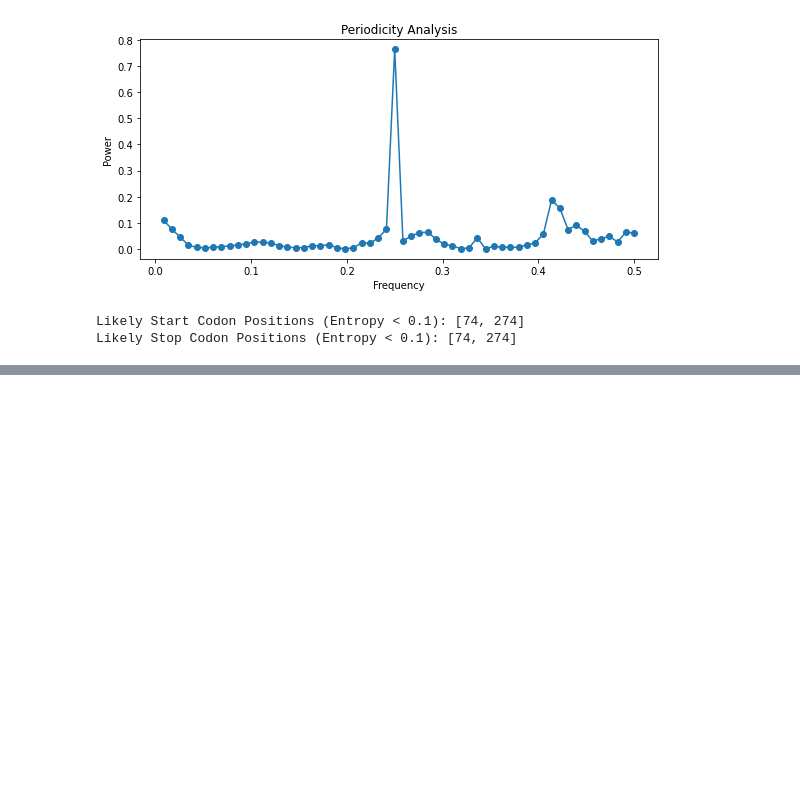
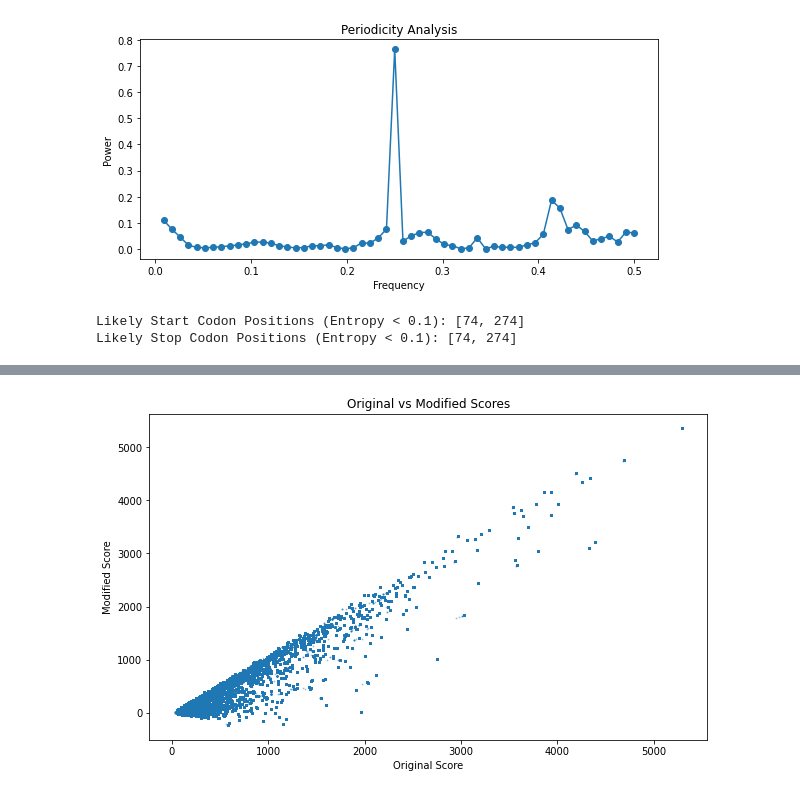
Before and after one commit to brandon-imstepf/JGI_2025, a Jupyter notebook: python/data_graphing.ipynb, the cells around one changed output, grey strips where cells are left out. Cells and saved outputs as stored; diff of their text form; code cells hidden in the pictures; blank space fills up the shorter version.

Commit message:
Updates to callgenes log processing, new python visualizations, etc.

```diff
--- a/python/data_graphing.ipynb
+++ b/python/data_graphing.ipynb
@@ -1312,0 +1160,90 @@ display(top_pc2[['PC2']])
+# %%
+# Read the CSV
+score_directory = "/clusterfs/jgi/scratch/gentech/genome_analysis/brandonimstepf/test_strength1_logged2"
+df = pd.read_csv(f'{score_directory}/scores.csv')
+
+# Basic scatter plot comparing the two scores
+plt.figure(figsize=(10, 6))
+plt.scatter(df['Original_Score'], df['Modified_Score'], alpha=0.3, s=1)
+plt.xlabel('Original Score')
+plt.ylabel('Modified Score')
+plt.title('Original vs Modified Scores')
+plt.show()
+#plt.savefig('scores_comparison.png', dpi=300, bbox_inches='tight')
+
+
+# Or histograms to see distributions
+fig, axes = plt.subplots(1, 2, figsize=(12, 5))
+axes[0].hist(df['Original_Score'], bins=50)
+axes[0].set_title('Original Score Distribution')
+axes[1].hist(df['Modified_Score'], bins=50)
+axes[1].set_title('Modified Score Distribution')
+plt.show()
+#plt.savefig('score_distributions.png', dpi=300, bbox_inches='tight')
+
+
+# 1. Difference plot - see where scores diverge most
+df['Difference'] = df['Original_Score'] - df['Modified_Score']
+plt.figure(figsize=(10, 6))
+plt.scatter(df['Original_Score'], df['Difference'], alpha=0.3, s=1)
+plt.axhline(y=0, color='r', linestyle='--', linewidth=1)
+plt.xlabel('Original Score')
+plt.ylabel('Difference (Original - Modified)')
+plt.yscale('log')
+plt.xscale('log')
+plt.title('Score Differences')
+plt.show()
+#plt.savefig('score_difference.png', dpi=300, bbox_inches='tight')
+#plt.close()
+
+# 2. Hexbin plot - better for dense data, shows concentration
+plt.figure(figsize=(10, 6))
+plt.hexbin(df['Original_Score'], df['Modified_Score'], gridsize=50, cmap='Blues')
+plt.colorbar(label='Count')
+plt.xlabel('Original Score')
+plt.ylabel('Modified Score')
+plt.title('Score Density (Hexbin)')
+plt.show()
+#plt.savefig('hexbin_scores.png', dpi=300, bbox_inches='tight')
+#plt.close()
+
+# 3. Ratio plot - see multiplicative relationships
+df['Ratio'] = df['Original_Score'] / df['Modified_Score']
+plt.figure(figsize=(10, 6))
+plt.hist(df['Ratio'], bins=100, edgecolor='black')
+plt.xlabel('Ratio (Original/Modified)')
+plt.ylabel('Count')
+plt.title('Score Ratio Distribution')
+plt.show()
+#plt.savefig('score_ratio.png', dpi=300, bbox_inches='tight')
+#plt.close()
+
+# 4. Box plot comparison
+plt.figure(figsize=(8, 6))
+plt.boxplot([df['Original_Score'], df['Modified_Score']],
+            labels=['Original', 'Modified'])
+plt.ylabel('Score')
+plt.title('Score Distributions Comparison')
+plt.show()
+#plt.savefig('boxplot_comparison.png', dpi=300, bbox_inches='tight')
+#plt.close()
+
+# 5. Cumulative distribution - see how scores are spread
+plt.figure(figsize=(10, 6))
+plt.hist(df['Original_Score'], bins=100, alpha=0.5, label='Original', cumulative=True, density=True)
+plt.hist(df['Modified_Score'], bins=100, alpha=0.5, label='Modified', cumulative=True, density=True)
+plt.xlabel('Score')
+plt.ylabel('Cumulative Probability')
+
+plt.legend()
+plt.title('Cumulative Distribution Functions')
+plt.show()
+#plt.savefig('cdf_comparison.png', dpi=300, bbox_inches='tight')
+#plt.close()
+
+# Print summary statistics
+print("Summary Statistics:")
+print(df[['Original_Score', 'Modified_Score', 'Difference', 'Ratio']].describe())
+print(f"\nCorrelation: {df['Original_Score'].corr(df['Modified_Score']):.4f}")
+# %% [output]
+[figure, added]
```
Also changed, not shown: parts of 10 cells of this notebook, 17 other files.
